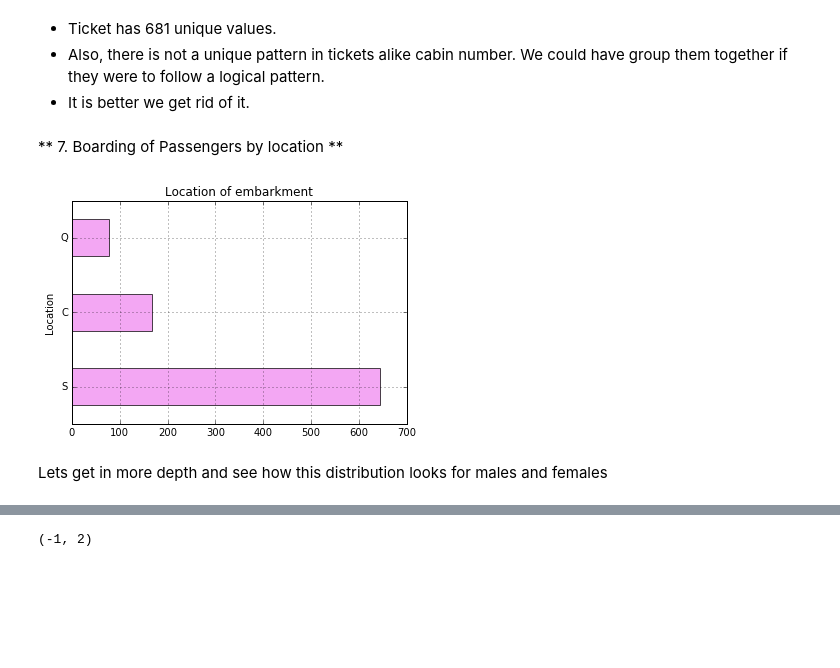
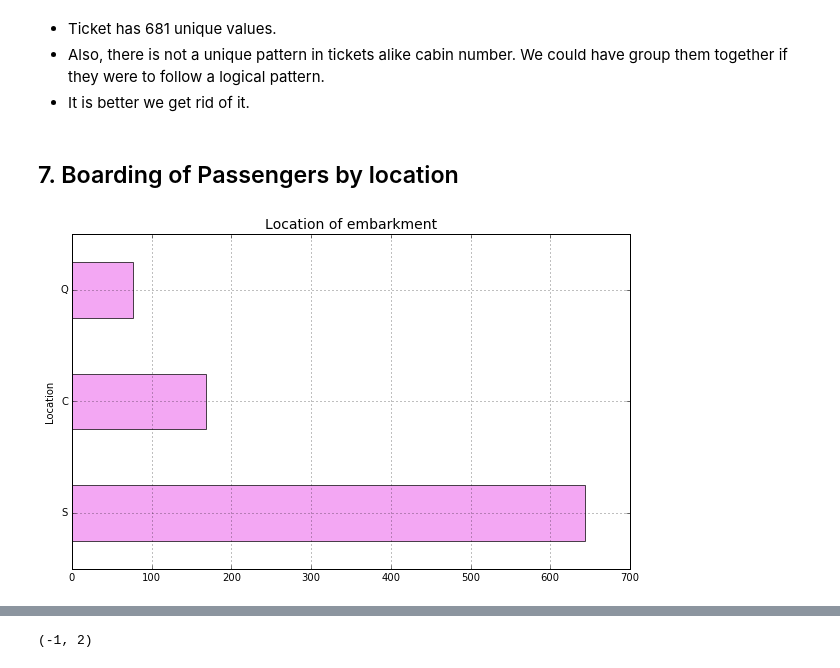
Before and after one commit to pkgandhi/Titanic-Dataset, a Jupyter notebook: Data Analysis for Titanic Dataset.ipynb, the cells around one changed output, grey strips where cells are left out. Cells and saved outputs as stored; diff of their text form; code cells hidden in the pictures; blank space fills up the shorter version.

```diff
--- a/Data Analysis for Titanic Dataset.ipynb
+++ b/Data Analysis for Titanic Dataset.ipynb
@@ -327,0 +337,3 @@ Name: Cabin, dtype: object
+# %%
+titanic_df["Family"] = titanic_df["SibSp"] + titanic_df["Parch"]
+titanic_df.head(n= 2)
@@ -409,13 +448,11 @@ Name: Ticket, dtype: object
 # %%
 del titanic_df["Ticket"]
 # %% [markdown]
-** 7. Boarding of Passengers by location **
+## 7. Boarding of Passengers by location
 # %%
-titanic_df.Embarked.value_counts().plot(kind='barh', alpha = 0.7, facecolor = '#EE82EE')
-plt.title("Location of embarkment")
+titanic_df.Embarked.value_counts().plot(kind='barh', alpha = 0.7, facecolor = '#EE82EE', figsize=(10,6))
+plt.title("Location of embarkment", fontsize = '14')
 plt.ylabel("Location")
 plt.grid(b=True)
 # %% [output]
-[figure, old version]
+[figure, new version]
-# %% [markdown]
-Lets get in more depth and see how this distribution looks for males and females
```
Also changed, not shown: parts of 54 cells of this notebook.
